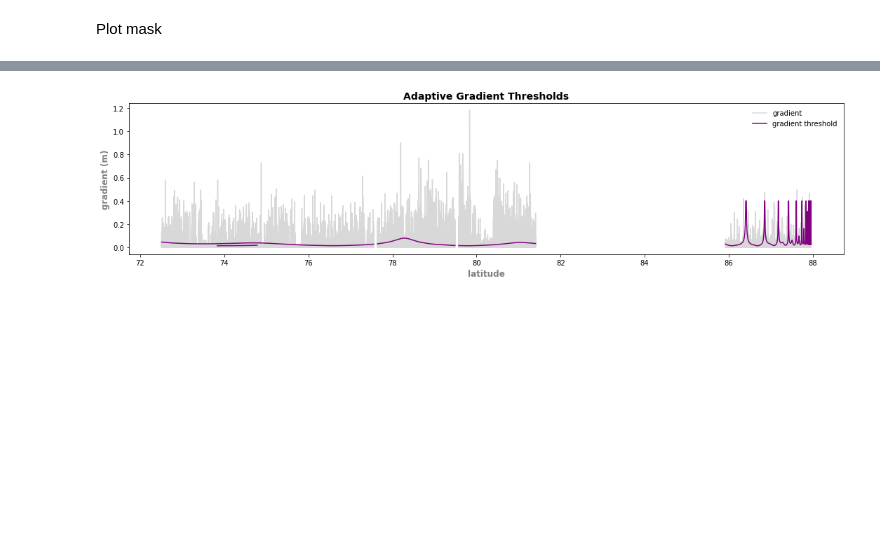
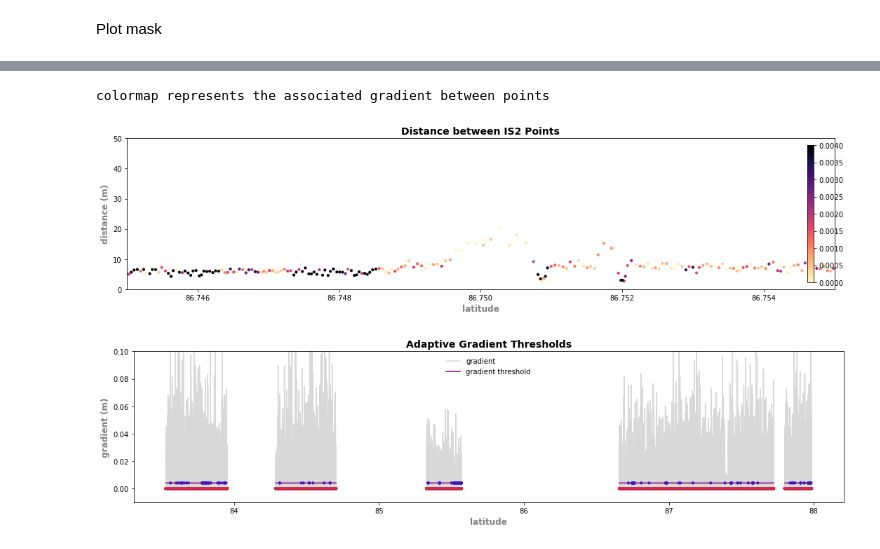
Before and after one commit to mollymwieringa/icesat-2, a Jupyter notebook: detect_level_ice_tests.ipynb, the cells around one changed output, grey strips where cells are left out. Cells and saved outputs as stored; diff of their text form; code cells hidden in the pictures; blank space fills up the shorter version.

```diff
--- a/detect_level_ice_tests.ipynb
+++ b/detect_level_ice_tests.ipynb
@@ -240,0 +249,18 @@ colormap represents the associated gradient between points
+# %%
+fig = plt.figure(figsize=(15,4))
+
+plt.scatter(lat, distances, s = 10, c = abs(gradient), vmax = 0.004, cmap = 'magma_r', facecolor=None)
+
+plt.colorbar(pad = -0.04, fraction = 0.01)
+plt.title('Distance between IS2 Points', fontsize=14, fontweight='bold')
+plt.ylabel('distance (m)', fontweight='bold', color = 'grey',fontsize=12)
+plt.xlabel('latitude', fontweight='bold', color = 'grey',fontsize=12)
+plt.ylim([0, 50])
+# plt.xlim([84.3, 84.31])
+plt.xlim([86.745, 86.755])
+plt.tight_layout()
+
+print('colormap represents the associated gradient between points')
+# %% [output]
+colormap represents the associated gradient between points
+[figure, added]
@@ -243,11 +271,13 @@ fig = plt.figure(figsize=(15,4))
 
 plt.plot(lat, abs(gradient), color = 'grey', alpha= 0.3, label = 'gradient')
 plt.plot(lat, thresholds, color = 'purple', label = 'gradient threshold')
+plt.scatter(lat, flags, s = 10, c = mask, cmap = cmap, facecolor=None)
 
 plt.title('Adaptive Gradient Thresholds', fontsize=14, fontweight='bold')
 plt.xlabel('latitude', fontweight='bold', fontsize=12, color = 'grey')
 plt.ylabel('gradient (m)', fontweight='bold', fontsize=12, color ='grey')
+plt.ylim([-0.01, 0.1])
 plt.legend(frameon = False)
 plt.tight_layout()
 # %% [output]
-[figure, old version]
+[figure, new version]
```
Also changed, not shown: parts of 12 cells of this notebook, 1 other file.
